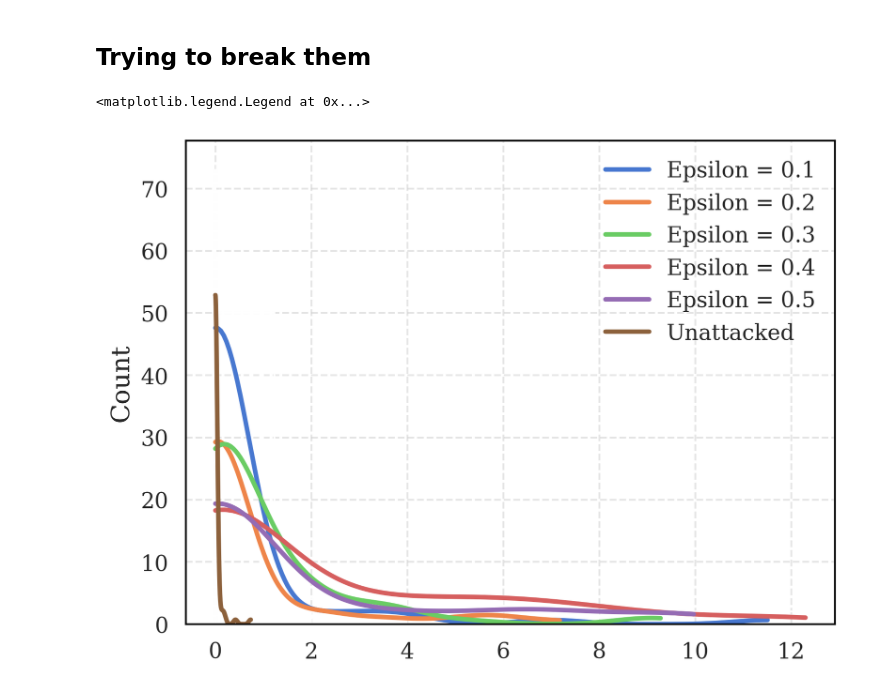
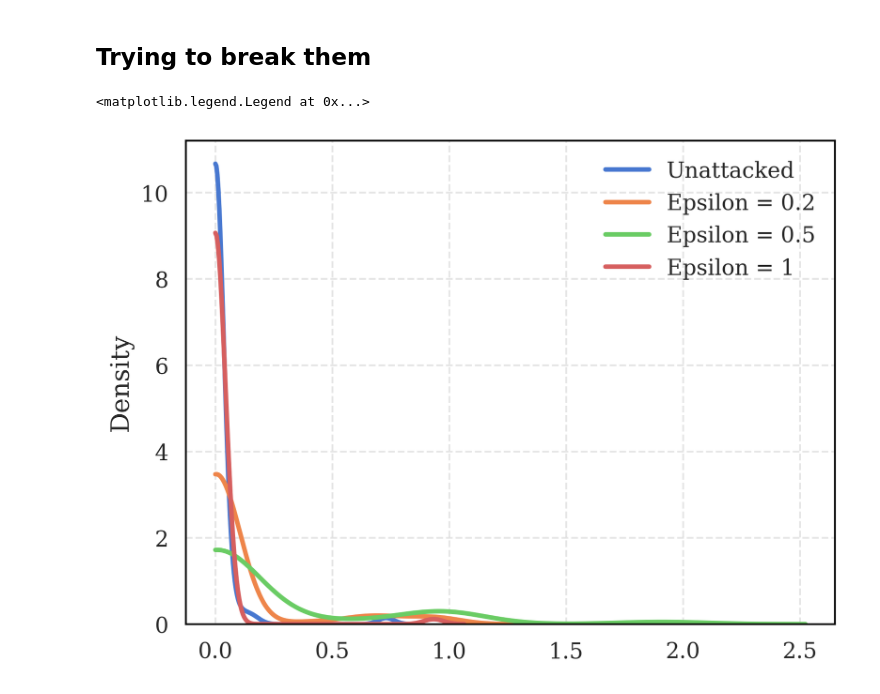
Before and after one commit to pablogarciarce/AdvReg, a Jupyter notebook: notebooks/test_distr_de_wasserstein.ipynb, the cells around one changed output. Drawn from its saved outputs; the diff is of its cells as text; code cells hidden in the pictures.

```diff
--- a/notebooks/test_distr_de_wasserstein.ipynb
+++ b/notebooks/test_distr_de_wasserstein.ipynb
@@ -108,33 +108,36 @@ model = DeepEnsemble(input_dim=X_train.shape[1], hidden_units=200, output_dim=10
 model.load(path)
 # %%
 def entropy(x, pred):
+    pred = pred.mean(axis=0)
     pred += 1e-8
     entr = - (pred * jnp.log(pred)).sum() / jnp.log(2)
     return entr
 # %%
 # Y is a 10-dimensional vector with probabilities. Highest entropy is when all probabilities are equal
 obj_appd = numpyro.distributions.Dirichlet(jnp.ones(10))
 
+unattacked_entropies = []
+for x in tqdm(X_test[:80]):
+    x = jax.numpy.array(x.reshape(1, -1))
+    preds = model.sample_predictive_distribution(jax.random.PRNGKey(0), x, 20)
+    unattacked_entropies.append(entropy(x, preds))
+sns.kdeplot(jnp.array(unattacked_entropies), clip=(0, 10))
+
 def process(x, eps):
     x = jax.numpy.array(x.reshape(1, -1))
     x_adv, _ = wasserstein_attack(model, x, appd=obj_appd, rng=jax.random.PRNGKey(0), epsilon=eps, num_samples=20)
-    preds = model.sample_predictive_distribution(x_adv, 20)
+    preds = model.sample_predictive_distribution(jax.random.PRNGKey(0), x_adv, 20)
     return entropy(x_adv, preds)
 
-epsilons = [0.1, 0.2, 0.3, 0.4, 0.5]
+epsilons = [.2, .5, 1]
 for eps in epsilons:
-    entropies = Parallel(n_jobs=8)(delayed(process)(x, eps) for x in tqdm(X_test[:80]))
-    sns.histplot(jnp.array(entropies), kde=True, bins=10, alpha=0.)
+    #entropies = Parallel(n_jobs=8)(delayed(process)(x, eps) for x in tqdm(X_test[:80]))
+    entropies = [process(x, eps) for x in tqdm(X_test[:80])]
+    sns.kdeplot(jnp.array(entropies), clip=(0, 10))
 
-unattacked_entropies = []
-for x in tqdm(X_test[:80]):
-    x = jax.numpy.array(x.reshape(1, -1))
-    preds = model.sample_predictive_distribution(x, 20)
-    unattacked_entropies.append(entropy(x, preds))
 
-sns.histplot(jnp.array(unattacked_entropies), kde=True, bins=10, alpha=0.)
-legend = ['Epsilon = ' + str(eps) for eps in epsilons] + ['Unattacked']
+legend = ['Unattacked'] + ['Epsilon = ' + str(eps) for eps in epsilons]
 plt.legend(legend)
 # %% [output]
 <matplotlib.legend.Legend at 0x...>
-[figure, old version]
+[figure, new version]
```
Also changed, not shown: parts of 5 cells of this notebook, 25 other files.
